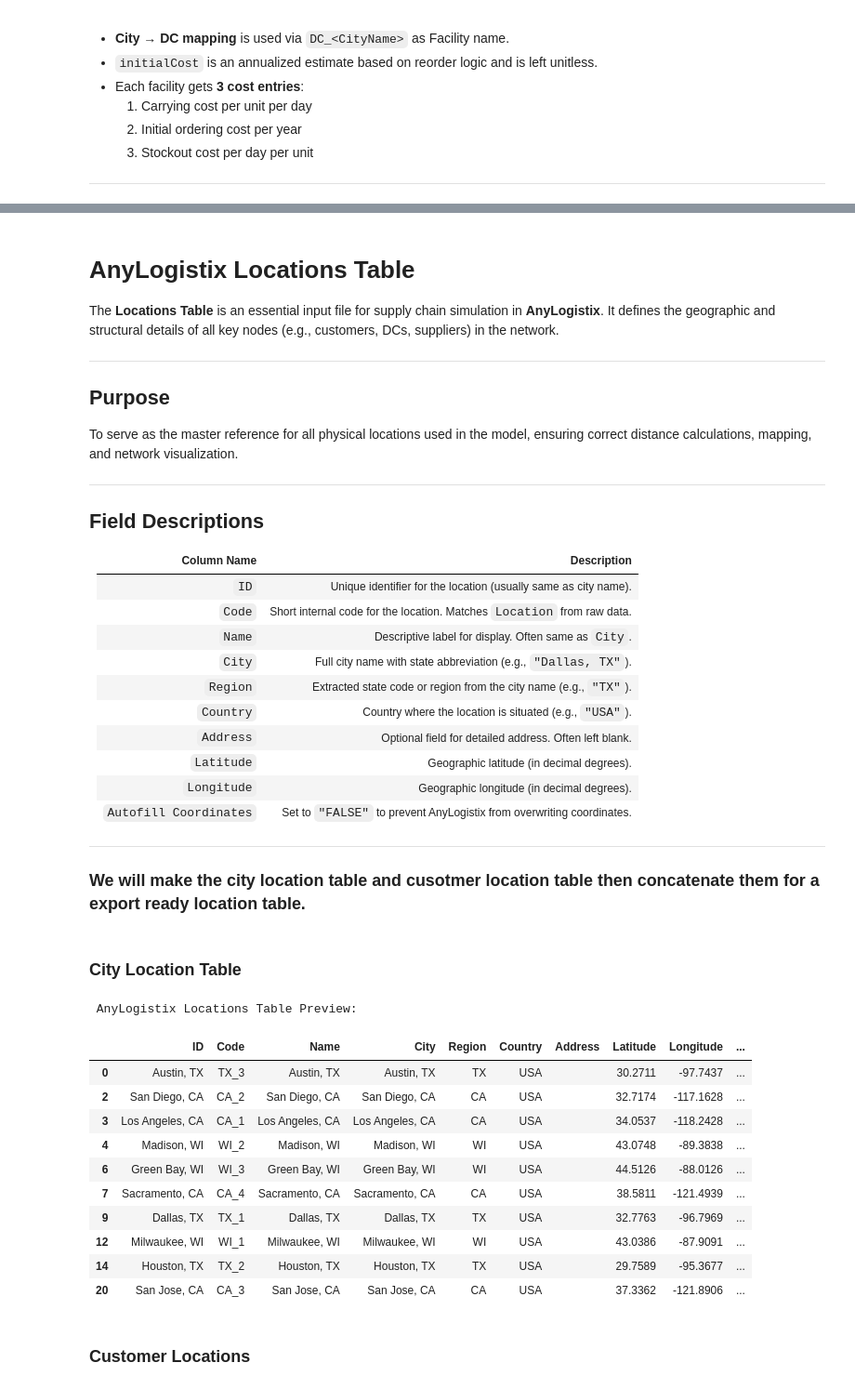
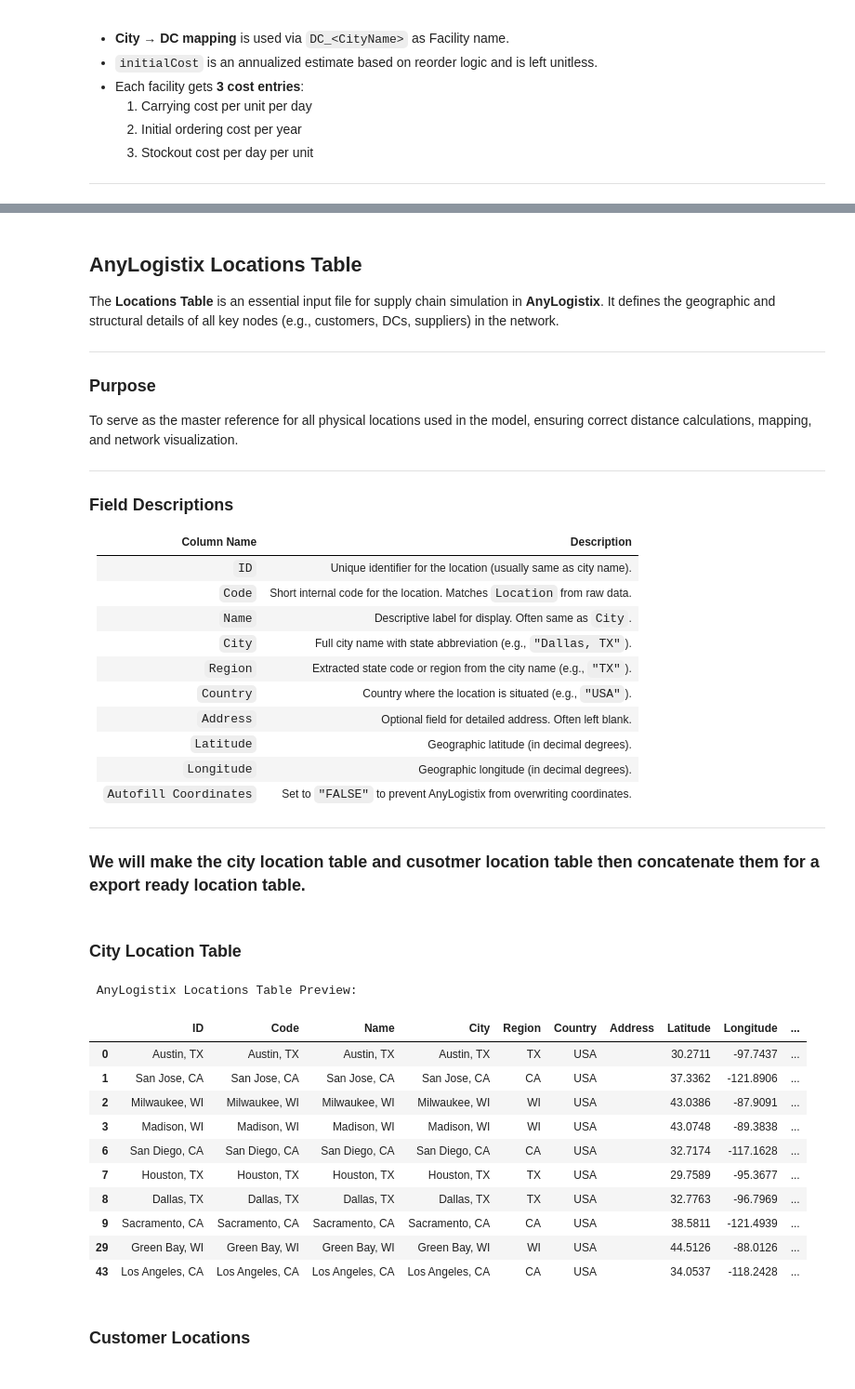
Before and after one commit to vivasvana1/SparePartsInventory, a Jupyter notebook: notebooks/06_anylogistix_simuation_tables.ipynb, the cells around one changed output, grey strips where cells are left out. Shown at 93% size. Cells and saved outputs as stored; diff of their text form; code cells hidden in the pictures.

```diff
--- a/notebooks/06_anylogistix_simuation_tables.ipynb
+++ b/notebooks/06_anylogistix_simuation_tables.ipynb
@@ -194,8 +212,7 @@ df = forecast_df.copy()
 numerical_features = [
     'forecasted_demand', 'unit_cost', 'revenue',
     'lead_time_mean', 'lead_time_std_dev', 'cv_demand',
-    'eoq_units', 'safety_stock_units', 'reorder_point_units'  # Added here
-]
+     'safety_stock_units', 'reorder_point_units']
 
 categorical_features = [
     'demand_pattern', 'ABC_Class', 'XYZ_Class', 'volatility_class'
@@ -278,6 +295,8 @@ To convert 439k+ SKU-level rows into **2000 representative demand archetypes**,
 | ...              | Additional aggregated features             |
 
 ---
+# %%
+pd.set_option('display.max_columns',None)
 # %%
 import pandas as pd
 
@@ -305,7 +324,7 @@ agg_dict = {
     'cluster_id': 'first',
     'part_id': mode_agg,
     'part_type': mode_agg,
-    'location_id': mode_agg,
+    'City': mode_agg,
     'customer_id': mode_agg,
     'forecast_date': mode_agg
 }
@@ -317,9 +336,12 @@ agg_dict.update({col: mode_agg for col in categorical_cols})
 agg_dict.update({
     'forecasted_demand': 'sum',
     'revenue': 'sum',
-    'unit_cost': 'sum'
+    'unit_cost': 'mean'
 })
-
+agg_dict.update({
+    'Latitude': 'first',
+    'Longitude': 'first'
+})
 # Mean aggregation for rest of numerical columns
 agg_dict.update({
     col: 'mean' for col in numerical_cols if col not in ['forecasted_demand', 'revenue', 'unit_cost']
@@ -332,7 +354,7 @@ simulation_demand_df = df.groupby('cluster_id').agg(agg_dict).reset_index(drop=T
 simulation_demand_df.rename(columns={
     'cluster_id': 'Customer_ID',
     'part_type': 'Product',
-    'location_id': 'Location',
+    'City': 'Location',
     'forecasted_demand': 'Demand',
     'revenue': 'Revenue',
     'reorder_point_units': 'ReorderPoint'
@@ -347,8 +369,14 @@ simulation_demand_df['Customer_ID'] = simulation_demand_df['Customer_ID'].apply(
 priority_cols = ['Customer_ID', 'Product', 'Location', 'Demand', 'Revenue', 'ReorderPoint']
 remaining_cols = [col for col in simulation_demand_df.columns if col not in priority_cols]
 simulation_demand_df = simulation_demand_df[priority_cols + remaining_cols]
-
+simulation_demand_df .drop(columns=['Latitude','Longitude'],inplace=True)
 print("\nFinal simulation demand profile ready for AnyLogistix:")
+simulation_demand_df['City']=simulation_demand_df['Location']
+simulation_demand_df=simulation_demand_df.merge(location_coordinates,on="City",how="inner")
+del simulation_demand_df['City']
+del simulation_demand_df['Location_y']
+simulation_demand_df.rename(columns={
+    'Location_x': 'Location'}, inplace=True)
 simulation_demand_df
 # %% [output]
 Final simulation demand profile ready for AnyLogistix:
@@ -370,11 +395,0 @@ Final simulation demand profile ready for AnyLogistix:
-# %%
-# Merge with simulation_demand_df on Location
-simulation_demand_df = simulation_demand_df.merge(location_coordinates, on='Location', how='left')
-
-cols_priority = ['Customer_ID', 'Product', 'Location', 'City', 'Latitude', 'Longitude', 'Demand', 'Revenue']
-remaining_cols = [col for col in simulation_demand_df.columns if col not in cols_priority]
-simulation_demand_df = simulation_demand_df[cols_priority + remaining_cols]
-
-
-print("Final simulation demand profile with coordinates mapped:")
-simulation_demand_df
@@ -1263,17 +1272,17 @@ facility_expense_df
 # %% [markdown]
-#  AnyLogistix Locations Table
+##  AnyLogistix Locations Table
 
 The **Locations Table** is an essential input file for supply chain simulation in **AnyLogistix**. It defines the geographic and structural details of all key nodes (e.g., customers, DCs, suppliers) in the network.
 
 ---
 
-##  Purpose
+###  Purpose
 
 To serve as the master reference for all physical locations used in the model, ensuring correct distance calculations, mapping, and network visualization.
 
 ---
 
-##  Field Descriptions
+###  Field Descriptions
 
 | Column Name              | Description                                                                 |
 |--------------------------|-----------------------------------------------------------------------------|
@@ -1297,41 +1306,42 @@ To serve as the master reference for all physical locations used in the model, e
 ### City Location Table
 # %%
 # Create the Locations table for AnyLogistix
-locations_table = simulation_demand_df[['Location', 'City', 'Latitude', 'Longitude']].drop_duplicates()
+locations_table = simulation_demand_df[['Location', 'Latitude', 'Longitude']].drop_duplicates()
 
 # Add static fields for required columns
-locations_table['ID'] = locations_table['City']
+locations_table['ID'] = locations_table['Location']
 locations_table['Code'] = locations_table['Location']
-locations_table['Name'] = locations_table['City']
-locations_table['Region'] = locations_table['City'].apply(lambda x: x.split(',')[-1].strip() if ',' in x else 'N/A')
+locations_table['Name'] = locations_table['Location']
+locations_table['City'] = locations_table['Location']
+locations_table['Region'] = locations_table['Location'].apply(lambda x: x.split(',')[-1].strip() if ',' in x else 'N/A')
 locations_table['Country'] = 'USA'
 locations_table['Address'] = ''
 locations_table['Autofill Coordinates'] = 'FALSE'
 
 # Reorder columns to match AnyLogistix format
 locations_table = locations_table[[
     'ID', 'Code', 'Name', 'City', 'Region', 'Country',
     'Address', 'Latitude', 'Longitude', 'Autofill Coordinates'
 ]]
 
 # Optional: Save to CSV
 locations_table.to_csv("locations_table_anylogistix.csv", index=False)
 
 print(" AnyLogistix Locations Table Preview:")
 locations_table
 # %% [output]
  AnyLogistix Locations Table Preview:
 |  | ID | Code | Name | City | Region | Country | Address | Latitude | Longitude | ... |
-| 0 | Austin, TX | TX_3 | Austin, TX | Austin, TX | TX | USA |  | 30.2711 | -97.7437 | ... |
-| 2 | San Diego, CA | CA_2 | San Diego, CA | San Diego, CA | CA | USA |  | 32.7174 | -117.1628 | ... |
-| 3 | Los Angeles, CA | CA_1 | Los Angeles, CA | Los Angeles, CA | CA | USA |  | 34.0537 | -118.2428 | ... |
-| 4 | Madison, WI | WI_2 | Madison, WI | Madison, WI | WI | USA |  | 43.0748 | -89.3838 | ... |
-| 6 | Green Bay, WI | WI_3 | Green Bay, WI | Green Bay, WI | WI | USA |  | 44.5126 | -88.0126 | ... |
-| 7 | Sacramento, CA | CA_4 | Sacramento, CA | Sacramento, CA | CA | USA |  | 38.5811 | -121.4939 | ... |
-| 9 | Dallas, TX | TX_1 | Dallas, TX | Dallas, TX | TX | USA |  | 32.7763 | -96.7969 | ... |
-| 12 | Milwaukee, WI | WI_1 | Milwaukee, WI | Milwaukee, WI | WI | USA |  | 43.0386 | -87.9091 | ... |
-| 14 | Houston, TX | TX_2 | Houston, TX | Houston, TX | TX | USA |  | 29.7589 | -95.3677 | ... |
-| 20 | San Jose, CA | CA_3 | San Jose, CA | San Jose, CA | CA | USA |  | 37.3362 | -121.8906 | ... |
+| 0 | Austin, TX | Austin, TX | Austin, TX | Austin, TX | TX | USA |  | 30.2711 | -97.7437 | ... |
+| 1 | San Jose, CA | San Jose, CA | San Jose, CA | San Jose, CA | CA | USA |  | 37.3362 | -121.8906 | ... |
+| 2 | Milwaukee, WI | Milwaukee, WI | Milwaukee, WI | Milwaukee, WI | WI | USA |  | 43.0386 | -87.9091 | ... |
+| 3 | Madison, WI | Madison, WI | Madison, WI | Madison, WI | WI | USA |  | 43.0748 | -89.3838 | ... |
+| 6 | San Diego, CA | San Diego, CA | San Diego, CA | San Diego, CA | CA | USA |  | 32.7174 | -117.1628 | ... |
+| 7 | Houston, TX | Houston, TX | Houston, TX | Houston, TX | TX | USA |  | 29.7589 | -95.3677 | ... |
+| 8 | Dallas, TX | Dallas, TX | Dallas, TX | Dallas, TX | TX | USA |  | 32.7763 | -96.7969 | ... |
+| 9 | Sacramento, CA | Sacramento, CA | Sacramento, CA | Sacramento, CA | CA | USA |  | 38.5811 | -121.4939 | ... |
+| 29 | Green Bay, WI | Green Bay, WI | Green Bay, WI | Green Bay, WI | WI | USA |  | 44.5126 | -88.0126 | ... |
+| 43 | Los Angeles, CA | Los Angeles, CA | Los Angeles, CA | Los Angeles, CA | CA | USA |  | 34.0537 | -118.2428 | ... |
 # %% [markdown]
 ### Customer Locations
 # %%
```
Also changed, not shown: parts of 26 cells of this notebook, 5 other files.
